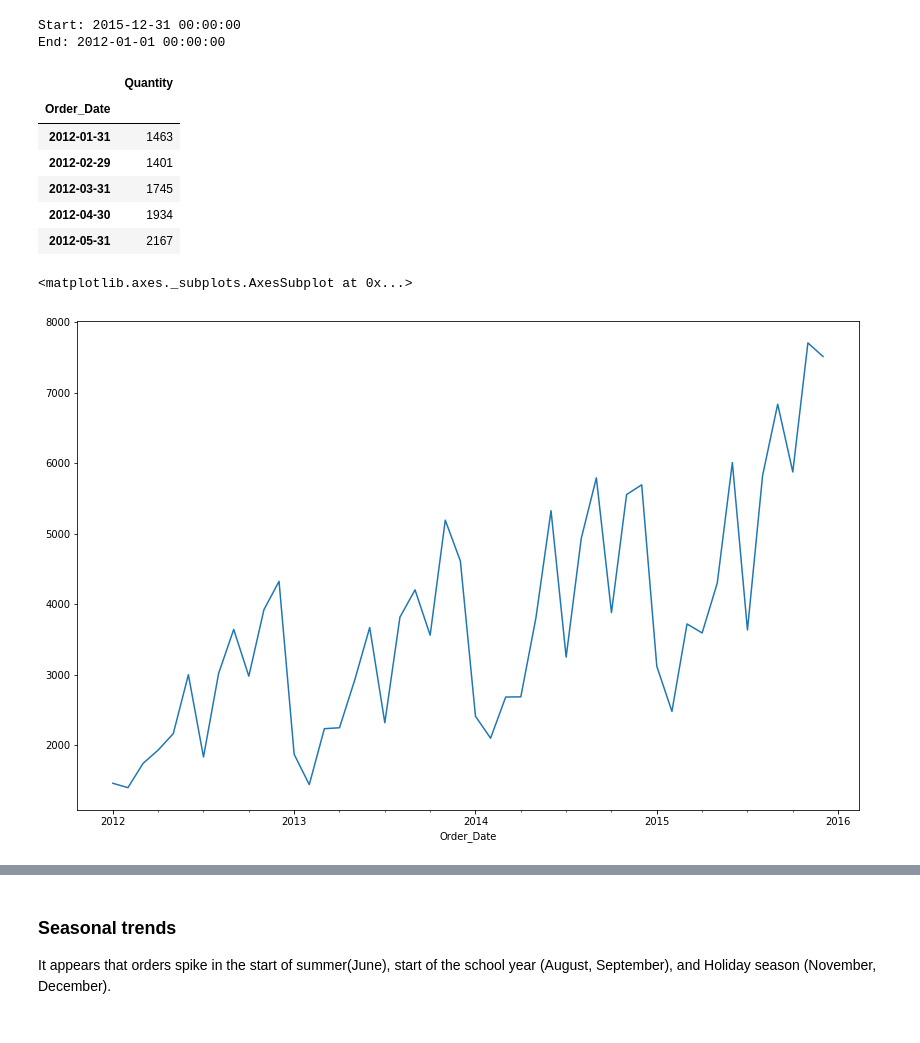
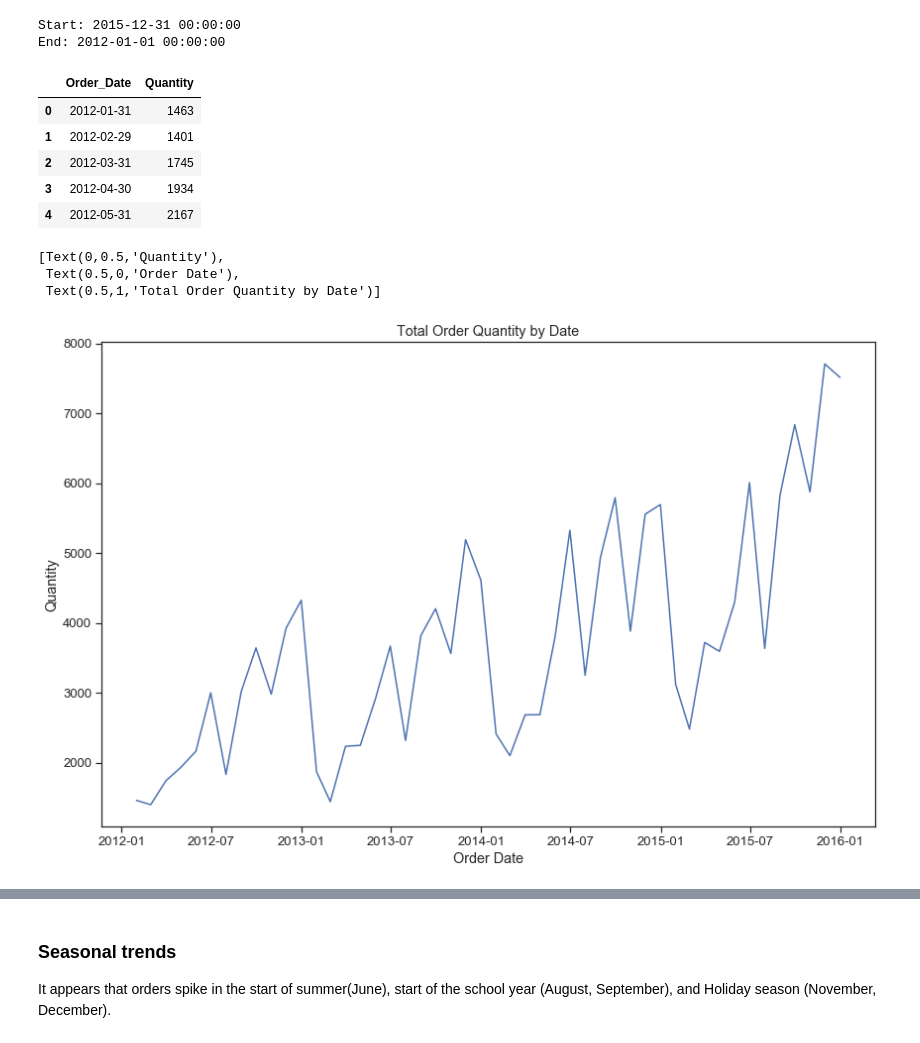
Before and after one commit to lejulie/NYCDSA-MST-ML-Lab-1, a Jupyter notebook: julie_levine/ml_lab_1_part_1.ipynb, the cells around one changed output, grey strips where cells are left out. Cells and saved outputs as stored; diff of their text form; code cells hidden in the pictures.

```diff
--- a/julie_levine/ml_lab_1_part_1.ipynb
+++ b/julie_levine/ml_lab_1_part_1.ipynb
@@ -2,6 +2,9 @@
 import pandas as pd
 import numpy as np
 import matplotlib.pyplot as plt
+import seaborn as sns
+sns.set(font_scale=1.2, style="ticks")
+# sns.set_style("whitegrid")
 %matplotlib inline
 # %%
 # Read the two datasets
@@ -84,21 +87,24 @@ End: 2012-01-01 00:00:00
 # Get a sum of orders per day
 quantity_by_date = orders[["Order_Date","Quantity"]].groupby(["Order_Date"]).sum()
 quantity_by_date = quantity_by_date.groupby(pd.Grouper(freq="M")).sum()
+quantity_by_date.reset_index(level=0, inplace=True)
 quantity_by_date.head()
 # %% [output]
-|  | Quantity |
-| Order_Date |  |
-| 2012-01-31 | 1463 |
-| 2012-02-29 | 1401 |
-| 2012-03-31 | 1745 |
-| 2012-04-30 | 1934 |
-| 2012-05-31 | 2167 |
+|  | Order_Date | Quantity |
+| 0 | 2012-01-31 | 1463 |
+| 1 | 2012-02-29 | 1401 |
+| 2 | 2012-03-31 | 1745 |
+| 3 | 2012-04-30 | 1934 |
+| 4 | 2012-05-31 | 2167 |
 # %%
 # PLOT!
 # quantity_by_date.plot() # works but ugly
+# quantity_by_date.Quantity.plot(kind='line')
 plt.rcParams['figure.figsize'] = 14, 9
-quantity_by_date.Quantity.plot(kind='line')
-# Add title and axes
+g = sns.lineplot(x = quantity_by_date.Order_Date, y = quantity_by_date.Quantity)
+g.set(xlabel='Order Date', ylabel='Quantity', title = "Total Order Quantity by Date")
 # %% [output]
-<matplotlib.axes._subplots.AxesSubplot at 0x...>
+[Text(0,0.5,'Quantity'),
+ Text(0.5,0,'Order Date'),
+ Text(0.5,1,'Total Order Quantity by Date')]
-[figure, old version]
+[figure, new version]
```
Also changed, not shown: parts of 13 cells of this notebook.
